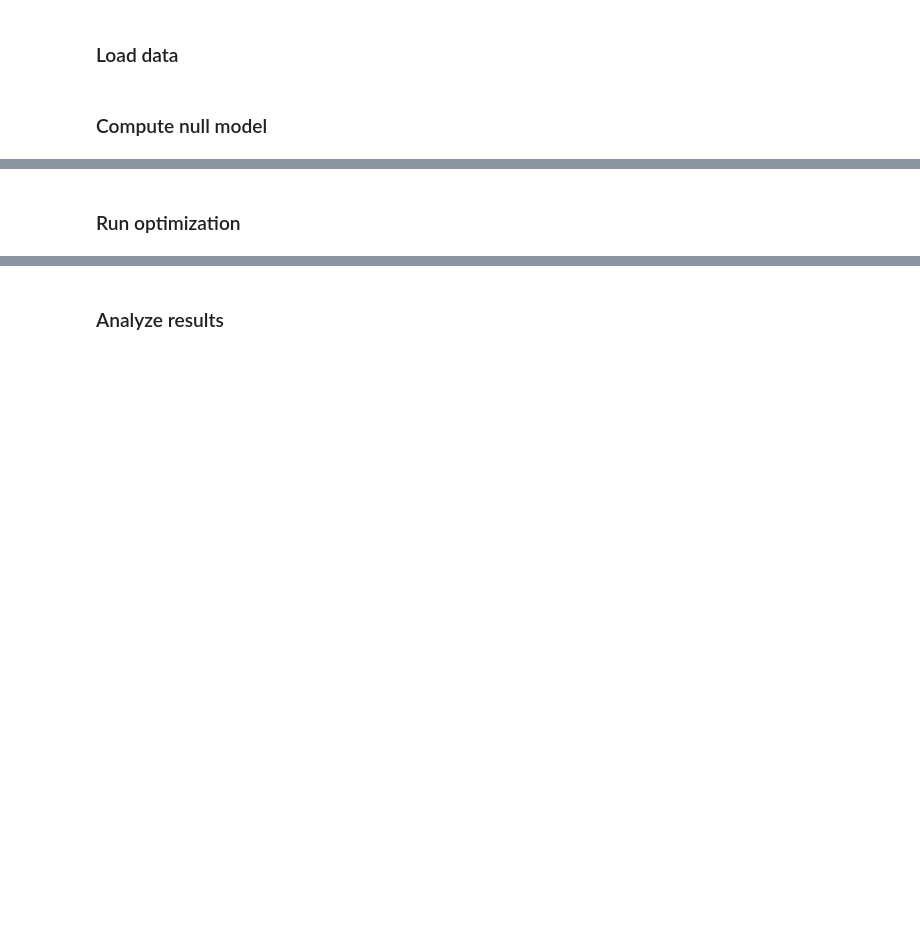
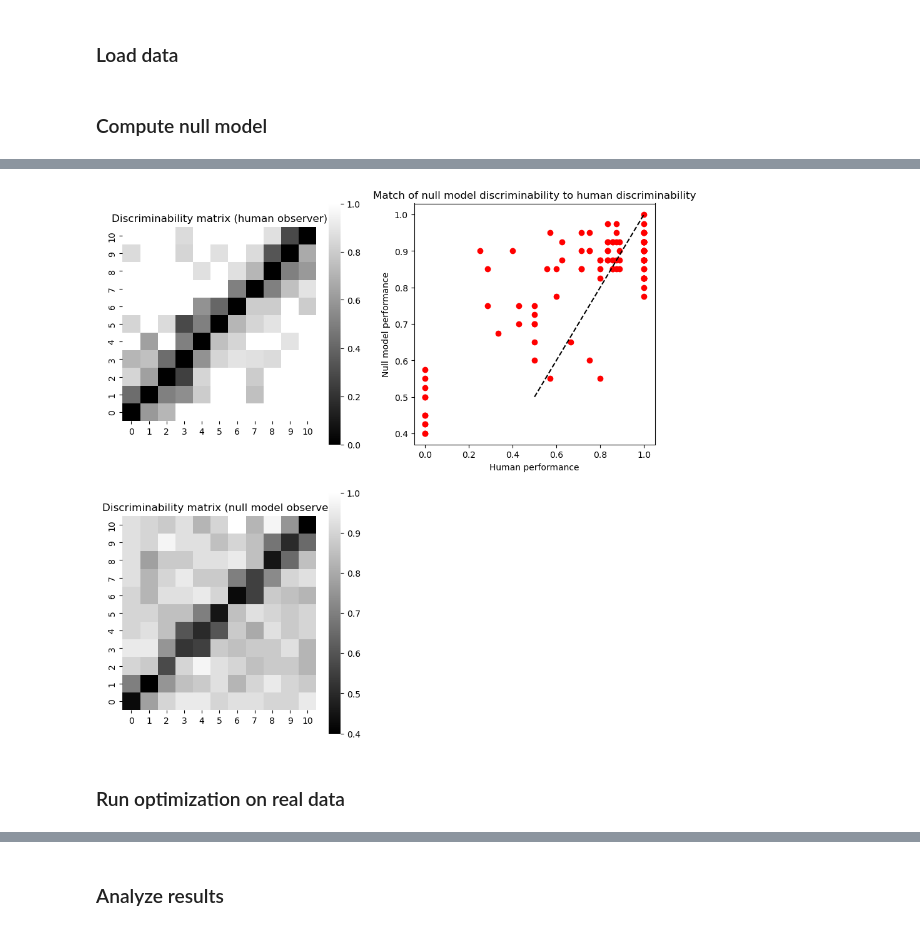
Before and after one commit to nguyen-td/perceptual-straightening, a Jupyter notebook: load_yoondata.ipynb, the cells around one changed output, grey strips where cells are left out. Cells and saved outputs as stored; diff of their text form; code cells hidden in the pictures; blank space fills up the shorter version.

```diff
--- a/load_yoondata.ipynb
+++ b/load_yoondata.ipynb
@@ -94,5 +94,32 @@ axs[1].set_box_aspect(1)
+# %%
+# n_reps = int(np.max(n_total_obs))
+n_reps = 40
+prob_corr_null_sim, n_total_obs_null_sim = forward_simulation(x_null.squeeze(), n_reps)
+# %%
+fig, axs = plt.subplots(2, 2, figsize=(11, 11))
+
+sns.heatmap(prob_corr, ax=axs[0, 0], cmap='gray')
+axs[0, 0].invert_yaxis()
+axs[0, 0].set_title('Discriminability matrix (human observer)')
+axs[0, 0].set_box_aspect(1)
+
+sns.heatmap(prob_corr_null_sim, ax=axs[1, 0], cmap='gray')
+axs[1, 0].invert_yaxis()
+axs[1, 0].set_title('Discriminability matrix (null model observer)')
+axs[1, 0].set_box_aspect(1)
+
+axs[0, 1].plot(prob_corr_human.flatten(), prob_corr_null_sim.flatten(), 'ro')
+axs[0, 1].plot([0.5, 1], [0.5, 1], 'k--')
+axs[0, 1].set_title('Match of null model discriminability to human discriminability')
+axs[0, 1].set_xlabel('Human performance')
+axs[0, 1].set_ylabel('Null model performance')
+axs[0, 1].set_box_aspect(1)
+
+axs[1, 1].set_axis_off()
+# %% [output]
+[figure, added]
 # %% [markdown]
-### Run optimization
+### Run optimization on real data
 # %%
 elbo = ELBO(n_dim, n_corr_obs, n_total_obs, n_starts=10, n_iterations=80000)
 x, p, errors, kl_loss, ll_loss, c_prior, d_prior, l_prior, c_post, d_post, l_post, c_est = elbo.optimize_ELBO_SGD()
```
Also changed, not shown: parts of 14 cells of this notebook, 3 other files.
